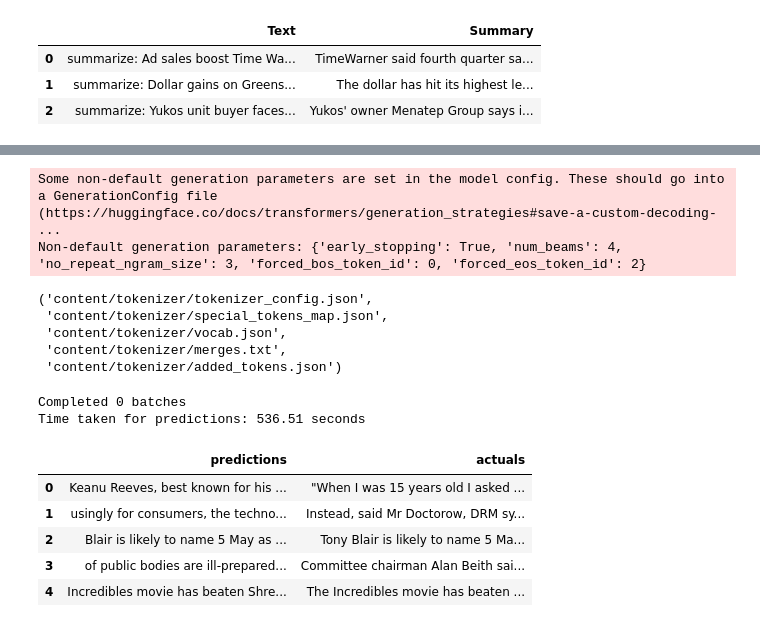
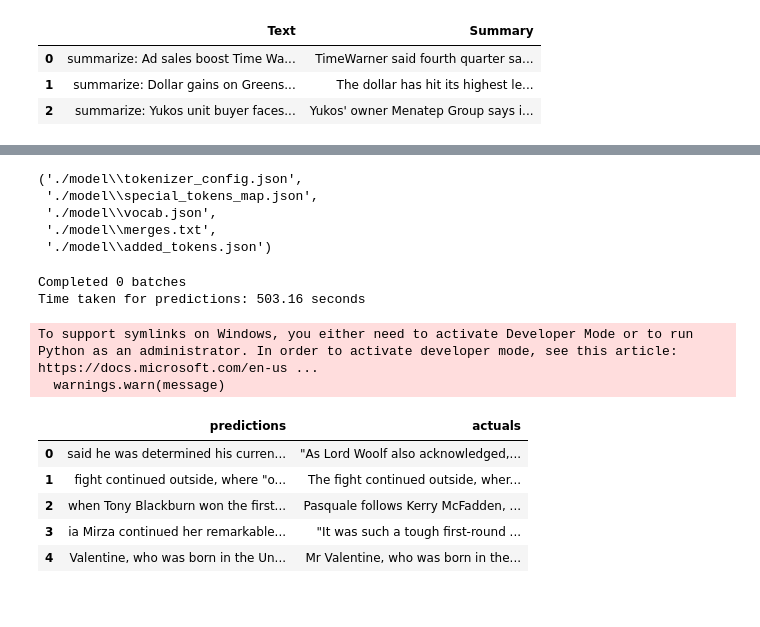
Before and after one commit to shivamgutgutia/NewsSummariser, a Jupyter notebook: Model_training.ipynb, the cells around one changed output, grey strips where cells are left out. Saved outputs shown, nothing was run; the diff lists cells and outputs as text; code cells hidden in the pictures.

Commit message:
Added model training script

```diff
--- a/Model_training.ipynb
+++ b/Model_training.ipynb
@@ -82,6 +60,8 @@ class CustomDataset(Dataset):
 
     def __len__(self):
         return len(self.Summary)
+
+    def __getitem__(self, index):
         Text = str(self.Text[index])
         Text = ' '.join(Text.split())
 
@@ -169,14 +140,12 @@ Model successfully pushed to Hugging Face Hub
 # %%
-model.save_pretrained("content/model")
-tokenizer.save_pretrained("content/tokenizer")
+model.save_pretrained("./model")
+tokenizer.save_pretrained("./model")
 # %% [output]
-Some non-default generation parameters are set in the model config. These should go into a GenerationConfig file (https://huggingface.co/docs/transformers/generation_strategies#save-a-custom-decoding- ...
-Non-default generation parameters: {'early_stopping': True, 'num_beams': 4, 'no_repeat_ngram_size': 3, 'forced_bos_token_id': 0, 'forced_eos_token_id': 2}
+('./model\\tokenizer_config.json',
+ './model\\special_tokens_map.json',
+ './model\\vocab.json',
+ './model\\merges.txt',
+ './model\\added_tokens.json')
-('content/tokenizer/tokenizer_config.json',
- 'content/tokenizer/special_tokens_map.json',
- 'content/tokenizer/vocab.json',
- 'content/tokenizer/merges.txt',
- 'content/tokenizer/added_tokens.json')
 # %%
 def predict(tokenizer, model, device, loader):
     model.eval()
@@ -209,28 +178,30 @@ def predict(tokenizer, model, device, loader):
 # %%
 
 start_time = time.time()
 
-model = BartForConditionalGeneration.from_pretrained('content/model')
-tokenizer = BartTokenizer.from_pretrained('content/tokenizer')
+model = BartForConditionalGeneration.from_pretrained('./model')
+tokenizer = BartTokenizer.from_pretrained('./model')
 
 
 predictions, actuals = predict(tokenizer, model, device, eval_loader)
 
 results = pd.DataFrame({'predictions': predictions, 'actuals': actuals})
 
-results.to_csv('/content/results.csv')
+results.to_csv('results.csv')
 
 end_time = time.time()
 time_taken = end_time - start_time
 print(f"Time taken for predictions: {time_taken:.2f} seconds")
 
 results.head()
 # %% [output]
 Completed 0 batches
-Time taken for predictions: 536.51 seconds
+Time taken for predictions: 503.16 seconds
+To support symlinks on Windows, you either need to activate Developer Mode or to run Python as an administrator. In order to activate developer mode, see this article: https://docs.microsoft.com/en-us ...
+  warnings.warn(message)
 |  | predictions | actuals |
-| 0 | Keanu Reeves, best known for his ... | "When I was 15 years old I asked ... |
-| 1 | usingly for consumers, the techno... | Instead, said Mr Doctorow, DRM sy... |
-| 2 | Blair is likely to name 5 May as ... | Tony Blair is likely to name 5 Ma... |
-| 3 | of public bodies are ill-prepared... | Committee chairman Alan Beith sai... |
-| 4 | Incredibles movie has beaten Shre... | The Incredibles movie has beaten ... |
+| 0 | said he was determined his curren... | "As Lord Woolf also acknowledged,... |
+| 1 | fight continued outside, where "o... | The fight continued outside, wher... |
+| 2 | when Tony Blackburn won the first... | Pasquale follows Kerry McFadden, ... |
+| 3 | ia Mirza continued her remarkable... | "It was such a tough first-round ... |
+| 4 | Valentine, who was born in the Un... | Mr Valentine, who was born in the... |
```
Also changed, not shown: parts of 7 cells of this notebook, 6 other files.
